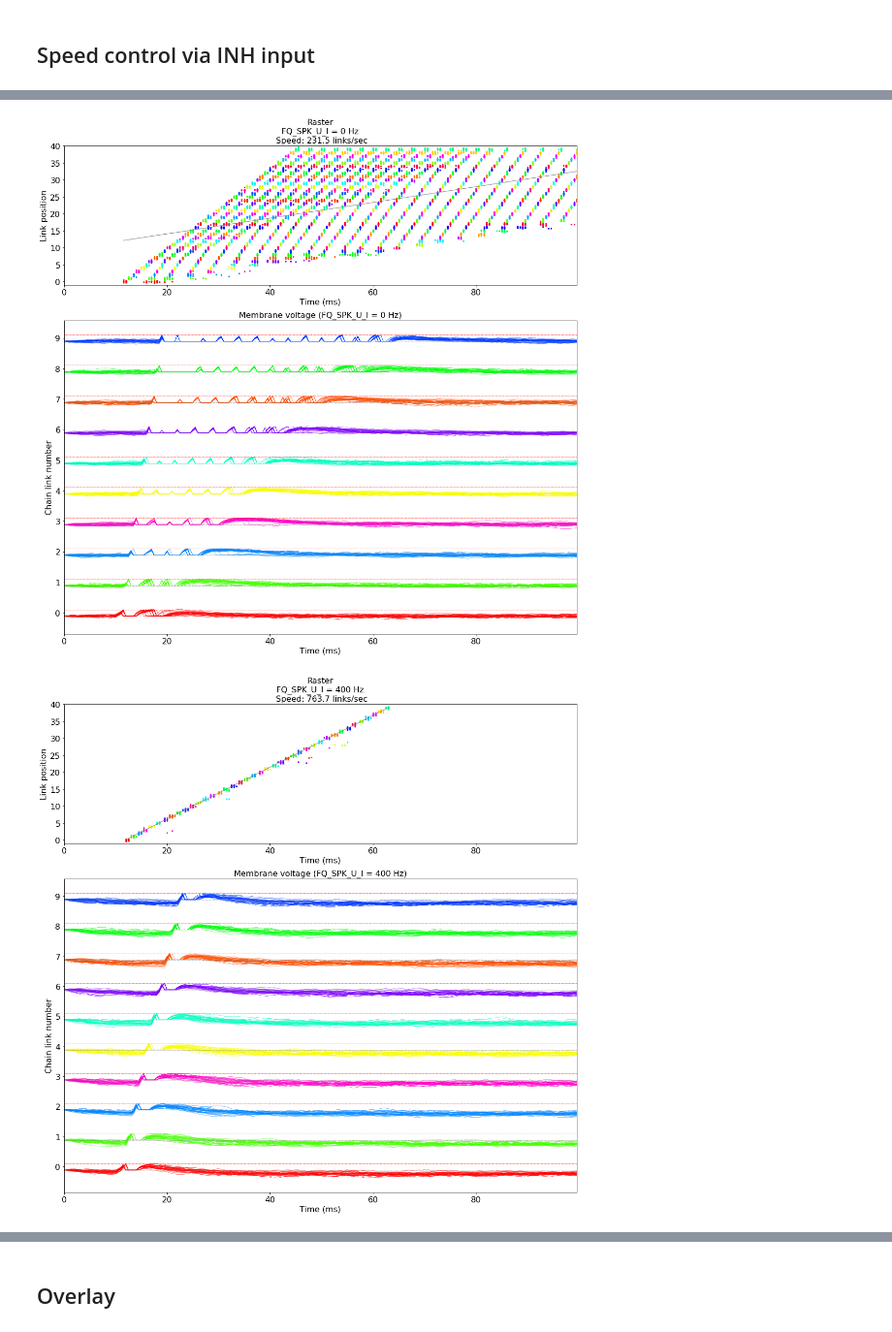
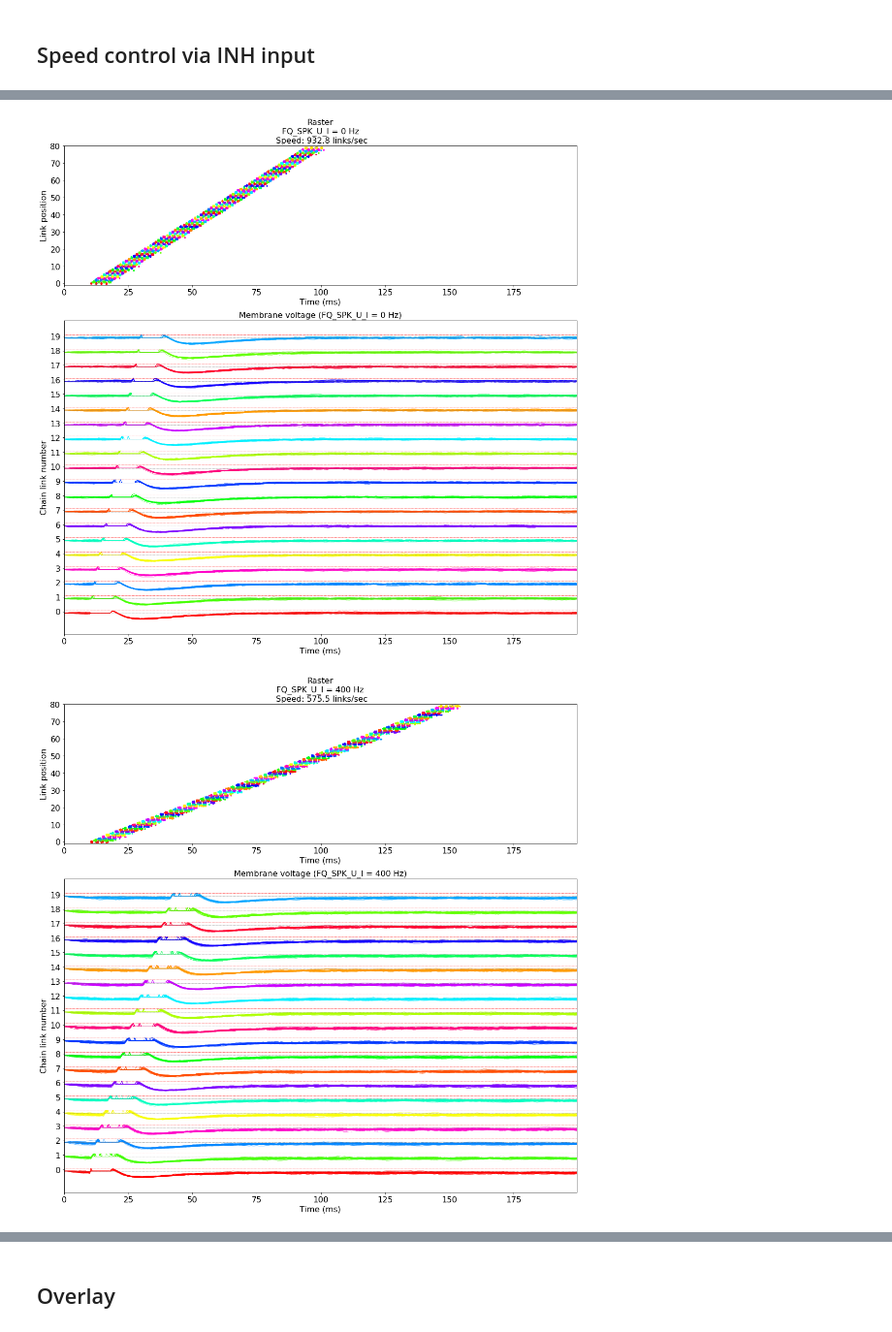
Before and after one commit to davidgbe/for_the_birds, a Jupyter notebook: S1_speed_control_biological_2.ipynb, the cells around one changed output, grey strips where cells are left out. Shown at 97% size. Saved outputs shown, nothing was run; the diff lists cells and outputs as text; code cells hidden in the pictures.

```diff
--- a/S1_speed_control_biological_2.ipynb
+++ b/S1_speed_control_biological_2.ipynb
@@ -87,7 +98,7 @@ M = Generic(
     G_L_E=.1e-3,  # membrane leak conductance (T_M (s) = C_M (F/cm^2) / G_L (S/cm^2))
     E_L_E=-.06,  # membrane leak potential (V)
     V_TH_E=-.05,  # membrane spike threshold (V)
-    T_R_E=2e-3,  # extra-long refractory period (s)
+    T_R_E=1.6e-3,  # extra-long refractory period (s)
 
     # Inhibitory membrane
     #C_M_I=1e-6,
@@ -97,15 +108,15 @@ M = Generic(
     #T_R_I=.002,
 
     # syn rev potentials and decay times
-    E_E=0, E_I=-.08, E_A=-.3, T_E=.002, T_I=.002, T_A=.002,
+    E_E=0, E_I=-.08, E_A=-.1, T_E=.002, T_I=.002, T_A=.01,
 
     # NTWK ARCHITECTURE
-    N_L=40,  # num chain links
+    N_L=80,  # num chain links
     N_L_E=30,  # num E nrns per chain link
-    W_E_E_R=0.005e-3,  # E-E recurrent cxns w/in chain link
+    W_E_E_R=0.02e-3,  # E-E recurrent cxns w/in chain link
     W_E_E_F=0.01e-3,  # E-E feed-forward from one link to next
     W_U_E_I=0.05e-3,  # I->E input weights
-    W_A=0.05e-3, # self-inhibition weights
+    W_A=0.15e-3, # self-inhibition weights
 
     # OTHER INPUTS
     SGM_N=.5e-9,  # noise level (A*sqrt(s))
@@ -228,9 +327,9 @@ m = copy(M)
 
 ## E-E rcr weights
 w_r = {
-    'E': m.W_E_E_R * np.ones([m.N_L_E]*2),
+    'E': 0.02e-3 * np.ones([m.N_L_E]*2),
     'I': np.zeros((m.N_L_E, m.N_L_E)),
-    'A': m.W_A * np.eye(m.N_L_E),
+    'A': 0.08e-3 * np.eye(m.N_L_E),
 }
 
 ## input weights
@@ -254,7 +353,7 @@ for ax in axs.flatten():
     set_font_size(ax, 14)
 
 # response
-N_TRL = 3
+N_TRL = 5
 N_SPK_0 = 5
 
 t = np.arange(0, .05, S.DT)
@@ -268,8 +367,8 @@ ntwk = LIFNtwkG(
     v_th=m.V_TH_E,
     v_r=m.E_L_E,
     t_r=m.T_R_E,
-    e_s={'E': M.E_E, 'I': M.E_I, 'A': M.E_A},
-    t_s={'E': M.T_E, 'I': M.T_E, 'A': M.T_A},
+    e_s={'E': m.E_E, 'I': m.E_I, 'A': m.E_A},
+    t_s={'E': m.T_E, 'I': m.T_E, 'A': m.T_A},
     w_r=w_r,
     w_u=w_u)
 
@@ -297,7 +396,7 @@ for rsp, axs_ in zip(rsps, axs.T):
     # raster
     it_spk, c_spk = np.nonzero(rsp.spks)
     t_spk = it_spk * S.DT
-    axs_[0].scatter(1000*t_spk, c_spk)
+    axs_[0].scatter(1000*t_spk, c_spk, s=3)
     axs_[0].set_xlim(1000*t.min(), 1000*t.max())
     axs_[0].set_ylim(m.N_L_E, -1)
 
@@ -332,22 +431,25 @@ S.T = .1  # smln len
 m = copy(M)
 m.N_E = m.N_L*m.N_L_E  # total number of E nrns
 
+w_e_e_test = 0.014e-3
+w_e_e_l = 0.008e-3
 
 ## E-E weights
 w_r_e_e = \
-    m.W_E_E_R * np.kron(np.eye(m.N_L, k=0), np.ones([m.N_L_E]*2)) + \
-    m.W_E_E_F * np.kron(np.eye(m.N_L, k=-1), np.ones([m.N_L_E]*2))  # btwn links
+    w_e_e_test * np.kron(np.eye(m.N_L, k=0), np.ones([m.N_L_E]*2)) + \
+    w_e_e_l * np.kron(np.eye(m.N_L, k=-1), np.ones([m.N_L_E]*2))  # btwn links
 
 w_r = {
     'E': w_r_e_e,
     'I': np.zeros((m.N_E, m.N_E)),
+    'A': 0.11e-3 * np.eye(m.N_E),
 }
 
 ## input weights
 w_u = {
     # localized inputs to trigger activation from start of chain
     'E': np.block([
-        [ m.W_E_E_F*np.ones([m.N_L_E]*2), np.zeros([m.N_L_E, m.N_E]) ],
+        [ .12e-3 * np.ones([m.N_L_E]*2), np.zeros([m.N_L_E, m.N_E]) ],
         [ np.zeros([m.N_E-m.N_L_E,m.N_L_E*(m.N_L+1)]) ],
     ]),
 
@@ -377,8 +479,8 @@ for ax in axs.flatten():
     set_font_size(ax, 14)
 
 # inputs
-t = np.arange(0, S.T, S.DT)
-t_u = [.01, .012]
+t = np.arange(0, 2 * S.T, S.DT)
+t_u = [.01, .013]
 t_mask = (t_u[0] <= t) & (t < t_u[1])
 
 ## external currents
@@ -386,6 +488,7 @@ i_ext = m.SGM_N/S.DT * np.random.randn(len(t), m.N_E) + m.I_EXT_B
 
 ## inp spks
 
+# error here?
 spks_u_base = np.zeros((len(t), m.N_L_E + m.N_E), dtype=int)
 
 # trigger inputs
@@ -395,6 +498,8 @@ spks_u_base[t_mask, :m.N_L_E] = tmp[np.random.permutation(len(tmp))].reshape(t_m
 fig, axs = plt.subplots(2, 1, figsize=(15, 5), tight_layout=True)
 t_spk_u_e, c_spk_u_e = np.nonzero(spks_u_base[:, :m.N_L_E])
 t_spk_u_e = t_spk_u_e * S.DT
+
+print(len(c_spk_u_e))
 
 # input spikes
 axs[0].scatter(1000*t_spk_u_e, c_spk_u_e, s=10)
@@ -416,7 +522,7 @@ for ax in axs:
 # %%
 # make ntwk
 FQ_SPK_U_I = [0, 400, 800]
-L_MAX_V = 10  # max num links to plot voltage for
+L_MAX_V = 20  # max num links to plot voltage for
 
 rsps = []
 
@@ -429,8 +535,8 @@ for fq_spk_u_i in FQ_SPK_U_I:
         v_th=m.V_TH_E,
         v_r=m.E_L_E,
         t_r=m.T_R_E,
-        e_s={'E': m.E_E, 'I': m.E_I},
-        t_s={'E': m.T_E, 'I': m.T_E},
+        e_s={'E': m.E_E, 'I': m.E_I, 'A': m.E_A},
+        t_s={'E': m.T_E, 'I': m.T_E, 'A': m.T_A},
         w_r=w_r,
         w_u=w_u)
 
@@ -487,32 +593,32 @@ for fq_spk_u_i in FQ_SPK_U_I:
 
         t_spk_all.extend(list(t_spk))
         x_spk_all.extend(list(x_spk))
 
     title = 'Raster\nFQ_SPK_U_I = {} Hz'.format(fq_spk_u_i)
 
     # fit/plot line
     if len(t_spk_all) >= 2:
         slp, icpt = stats.linregress(t_spk_all, x_spk_all)[:2]
         t_line = np.array([np.min(t_spk_all), np.max(t_spk_all)])
         x_line = slp*t_line + icpt
         axs[0].plot(1000*t_line, x_line, lw=1, c='gray', zorder=1)
 
         title += '\n Speed: {0:.1f} links/sec'.format(slp)
 
     axs[0].set_ylim(-1, m.N_L)
     axs[0].set_ylabel('Link position')
     axs[0].set_title(title)
 
     axs[1].set_yticks(y_tick)
     axs[1].set_yticklabels(np.arange(m.N_L))
     axs[1].set_ylabel('Chain link number')
     axs[1].set_title('Membrane voltage (FQ_SPK_U_I = {} Hz)'.format(fq_spk_u_i))
 
 
     for ax in axs:
         ax.set_xlim(1000*t.min(), 1000*t.max())
         ax.set_xlabel('Time (ms)')
         set_font_size(ax, 16)
 # %% [output]
-[figure, old version]
+[figure, new version]
-[figure, old version]
+[figure, new version]
```
Also changed, not shown: parts of 8 cells of this notebook.
